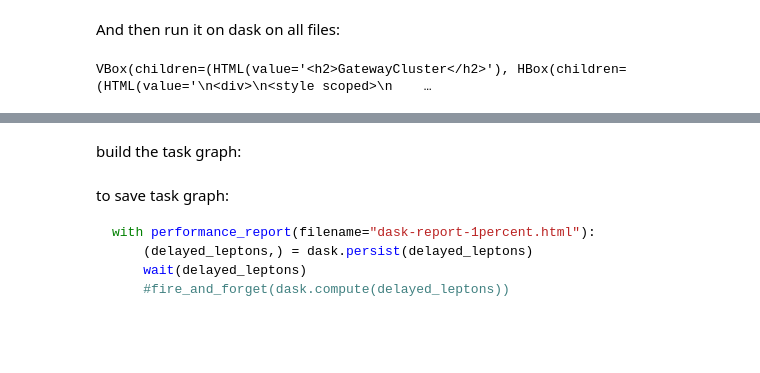
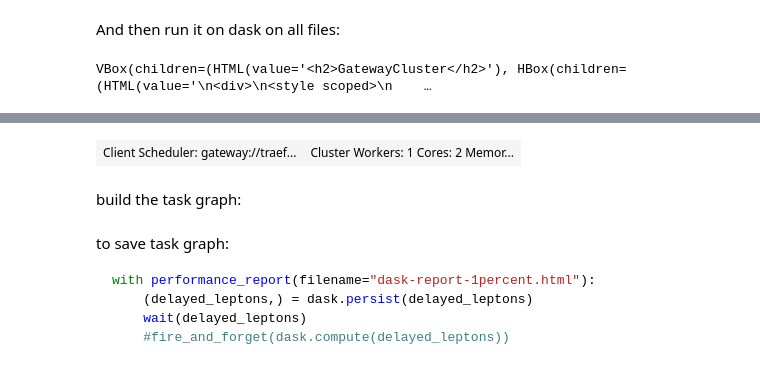
Before and after one commit to gcp4hep/analysis-code, a Jupyter notebook: notebooks/physlite_analysis_test.ipynb, the cells around one changed output, grey strips where cells are left out. Saved outputs shown, nothing was run; the diff lists cells and outputs as text; code cells hidden in the pictures; blank space fills up the shorter version.

```diff
--- a/notebooks/physlite_analysis_test.ipynb
+++ b/notebooks/physlite_analysis_test.ipynb
@@ -210,7 +174,7 @@ from dask_gateway import GatewayCluster
 cluster = GatewayCluster(
     worker_cores=2,
     worker_memory=8,
-    image="eu.gcr.io/gke-dev-311213/dask-gateway-physlite:20210526"
+    image="eu.gcr.io/gke-dev-311213/dask-gateway-physlite:20210616"
 )
 # %%
 cluster
@@ -228,2 +199,6 @@ client = cluster.get_client()
+# %%
+client.restart()
+# %% [output]
+| Client Scheduler: gateway://traef... | Cluster Workers: 1 Cores: 2 Memor... |
 # %% [markdown]
 build the task graph:
```
Also changed, not shown: parts of 39 cells of this notebook, 1 other file.
